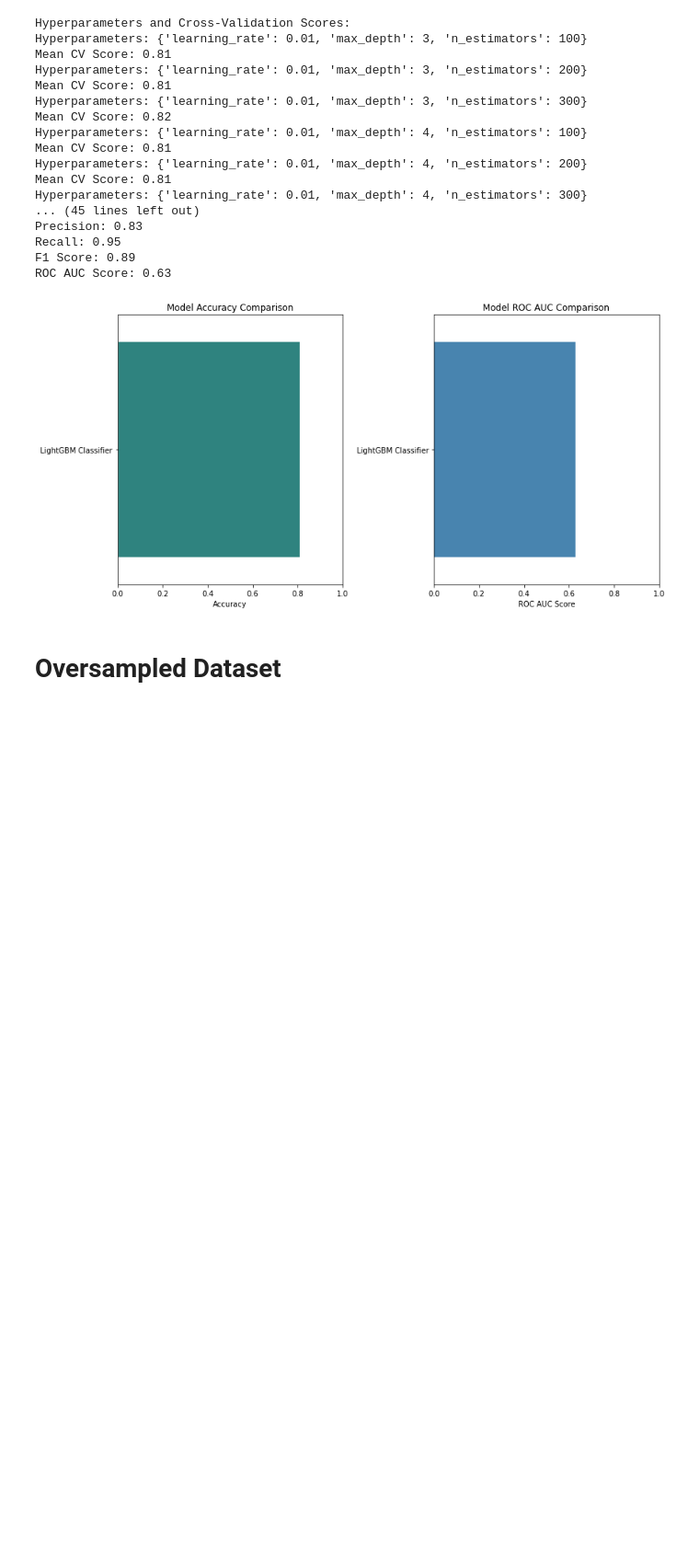
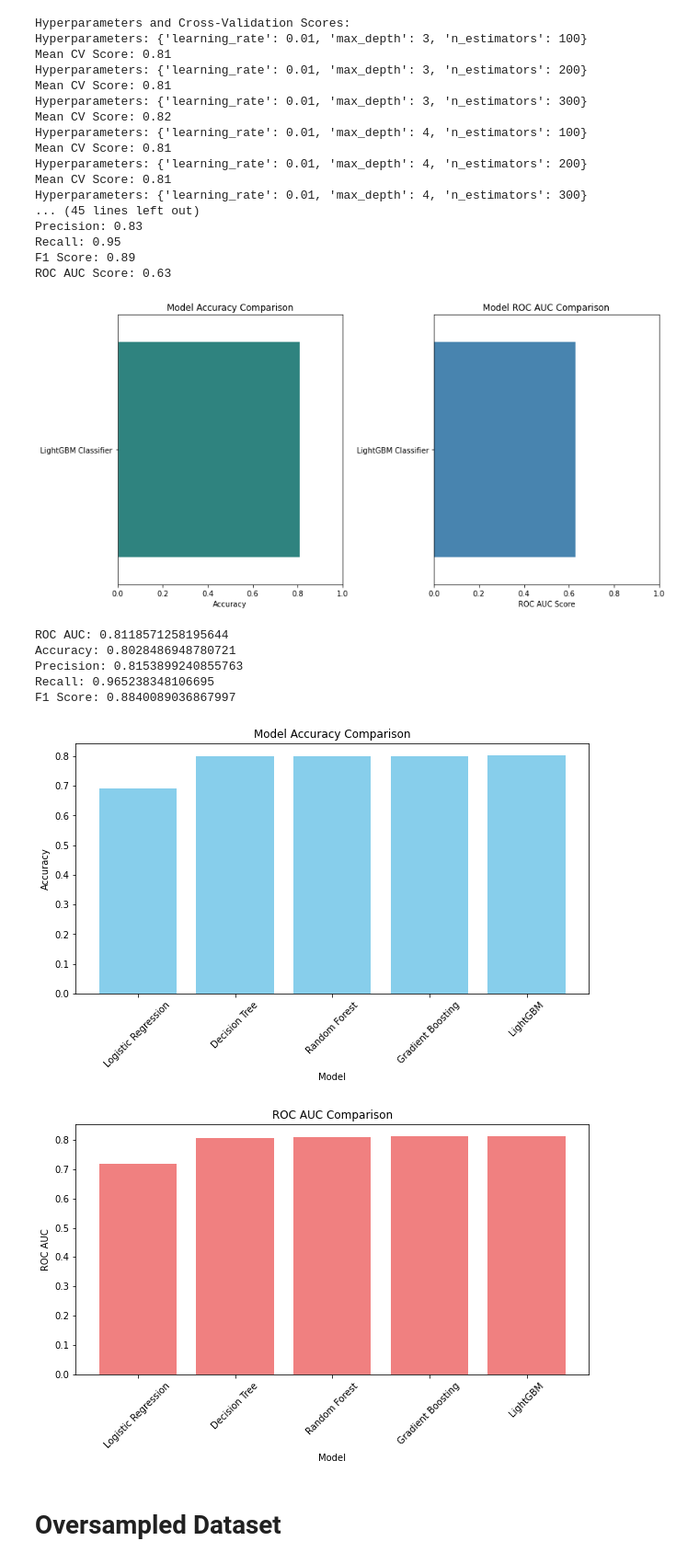
Before and after one commit to greg-la/MSc-Capstone, a Jupyter notebook: 4. Machine Learning Models.ipynb, the cells around one changed output. Shown: that part at 92% size. Saved outputs shown, nothing was run; the diff lists cells and outputs as text; code cells hidden in the pictures; blank space fills up the shorter version.

```diff
--- a/4. Machine Learning Models.ipynb
+++ b/4. Machine Learning Models.ipynb
@@ -937,6 +1392,83 @@ Recall: 0.95
 F1 Score: 0.89
 ROC AUC Score: 0.63
 [figure]
+# %%
+# Select predictor variables
+X = df[['Agency', 'WorkflowStatus']]
+y = df['PolicyIssued']
+
+# Split the data into training and testing sets
+X_train, X_test, y_train, y_test = train_test_split(X, y, test_size=0.2, random_state=42)
+
+X_test = df_test[['Agency', 'WorkflowStatus']]
+y_test = df_test['PolicyIssued']
+
+# Load the trained LightGBM model with the best hyperparameters
+best_lightgbm_model = lgb.LGBMClassifier(learning_rate=0.1, max_depth=3, n_estimators=100)
+
+# Fit the model to your training data (assuming you have already trained it)
+best_lightgbm_model.fit(X_train, y_train)
+
+# Make predictions on the unseen data
+lgb_predictions = best_lightgbm_model.predict_proba(X_test)
+
+# Create a DataFrame with the predictions for further analysis if needed
+lgb_predictions_df = pd.DataFrame({'Probability_Conversion': lgb_predictions[:, 1]})
+
+# Calculate ROC AUC
+lgb_roc_auc = roc_auc_score(y_test, lgb_predictions[:, 1])
+
+# Calculate accuracy
+lgb_accuracy = accuracy_score(y_test, lgb_predictions.argmax(axis=1))
+
+# Calculate precision
+lgb_precision = precision_score(y_test, lgb_predictions.argmax(axis=1))
+
+# Calculate recall
+lgb_recall = recall_score(y_test, lgb_predictions.argmax(axis=1))
+
+# Calculate F1 score
+lgb_f1 = f1_score(y_test, lgb_predictions.argmax(axis=1))
+
+# Print or store the evaluation metrics
+print("ROC AUC:", lgb_roc_auc)
+print("Accuracy:", lgb_accuracy)
+print("Precision:", lgb_precision)
+print("Recall:",lgb_recall)
+print("F1 Score:", lgb_f1)
+# %% [output]
+ROC AUC: 0.8118571258195644
+Accuracy: 0.8028486948780721
+Precision: 0.8153899240855763
+Recall: 0.965238348106695
+F1 Score: 0.8840089036867997
+# %%
+import matplotlib.pyplot as plt
+
+model_names = ["Logistic Regression", "Decision Tree", "Random Forest", "Gradient Boosting", "LightGBM"]
+accuracies = [lr_accuracy, dt_accuracy, rf_accuracy, gb_accuracy, lgb_accuracy]
+roc_auc_scores = [lr_roc_auc, dt_roc_auc, rf_roc_auc, gb_roc_auc, lgb_roc_auc]
+
+# Plot accuracy
+plt.figure(figsize=(10, 5))
+plt.bar(model_names, accuracies, color='skyblue')
+plt.xlabel('Model')
+plt.ylabel('Accuracy')
+plt.title('Model Accuracy Comparison')
+plt.xticks(rotation=45)
+plt.show()
+
+# Plot ROC AUC
+plt.figure(figsize=(10, 5))
+plt.bar(model_names, roc_auc_scores, color='lightcoral')
+plt.xlabel('Model')
+plt.ylabel('ROC AUC')
+plt.title('ROC AUC Comparison')
+plt.xticks(rotation=45)
+plt.show()
+# %% [output]
+[figure, added]
+[figure, added]
 # %% [markdown]
 # Oversampled Dataset
 # %%
```
Also changed, not shown: parts of 54 cells of this notebook, 1 other file.
